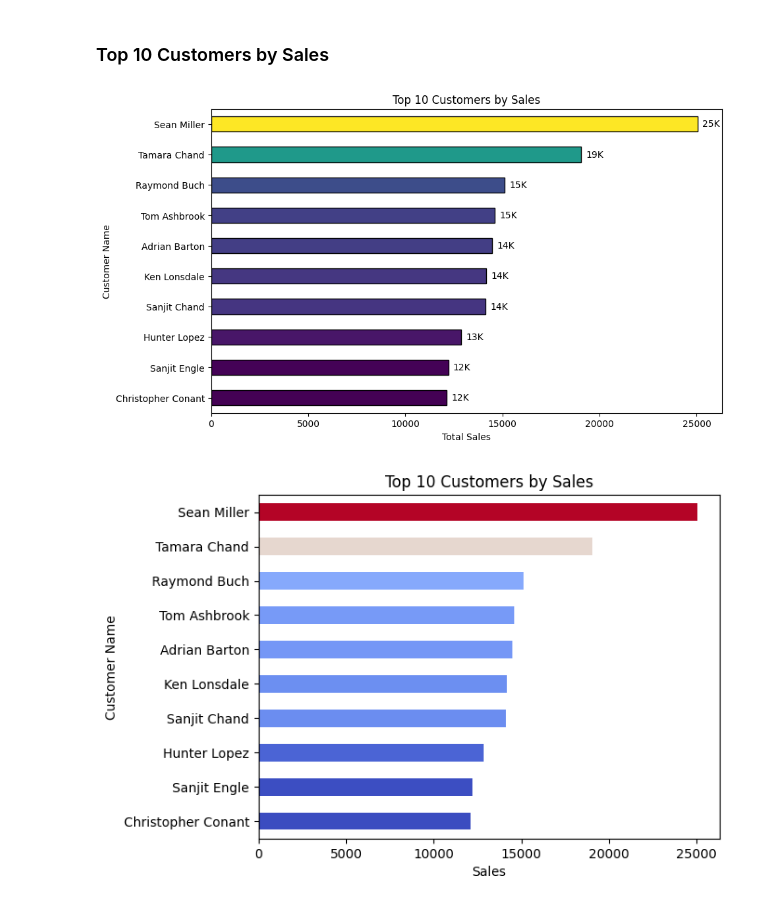
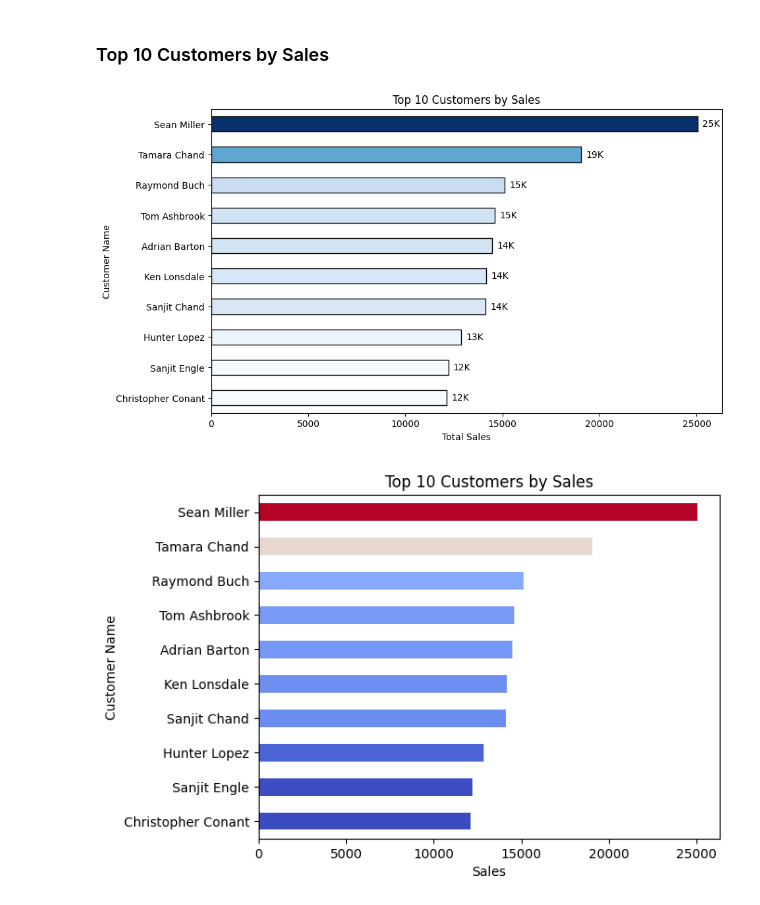
Before and after one commit to bonareri/data-science-class, a Jupyter notebook: 05-Python_for_Data_Science/08_Foundations_of_Matplotlib.ipynb, the cells around one changed output. Cells and saved outputs as stored; diff of their text form; code cells hidden in the pictures.

```diff
--- a/05-Python_for_Data_Science/08_Foundations_of_Matplotlib.ipynb
+++ b/05-Python_for_Data_Science/08_Foundations_of_Matplotlib.ipynb
@@ -160,3 +148,0 @@ memory usage: 1.6 MB
-# %%
-# drop missing values
-df.dropna(inplace=True)
@@ -289,27 +295,33 @@ plt.show()
 # %%
 import matplotlib.cm as cm
 import matplotlib.colors as mcolors
 
 # Top 10 customers by sales
 top_customers = df.groupby('Customer Name')['Sales'].sum().nlargest(10).sort_values(ascending=True)
 
-#plot
-ax = top_customers.plot(kind = 'barh', color=colors, edgecolor='black', figsize=(10, 6))
-ax.set_title('Top 10 Customers by Sales')
-ax.set_xlabel('Total Sales')
-
 # Normalize sales for colormap
 norm = mcolors.Normalize(vmin=top_customers.min(), vmax=top_customers.max())
 colors = cm.Blues(norm(top_customers.values))
 
+# Plot
+ax = top_customers.plot(
+    kind='barh',
+    color=colors,
+    edgecolor='black',
+    figsize=(10, 6)
+)
+
+ax.set_title('Top 10 Customers by Sales')
+ax.set_xlabel('Total Sales')
+
 # Add labels on bars
 for i, value in enumerate(top_customers):
-    label = f"{value/1000:.0f}K"  # Format as thousands
+    label = f"{value/1000:.0f}K"
     ax.text(value + top_customers.max() * 0.01, i, label, va='center')
 
 plt.show()
 # %% [output]
-[figure, old version]
+[figure, new version]
 # %%
 import matplotlib.cm as cm
 import matplotlib.colors as mcolors
```
Also changed, not shown: parts of 30 cells of this notebook, 4 other files.
